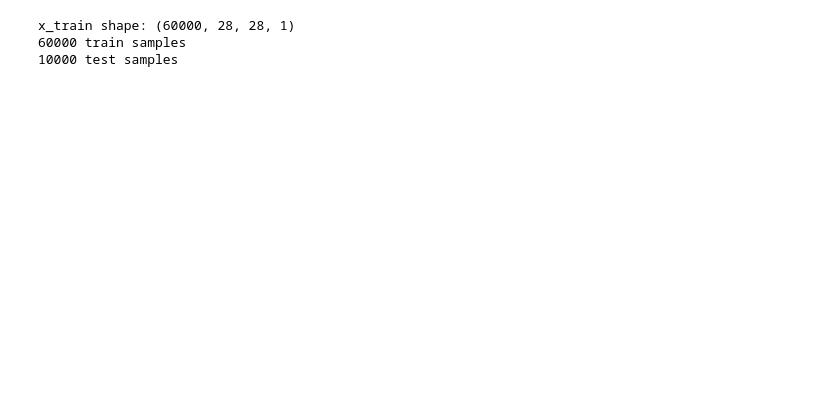
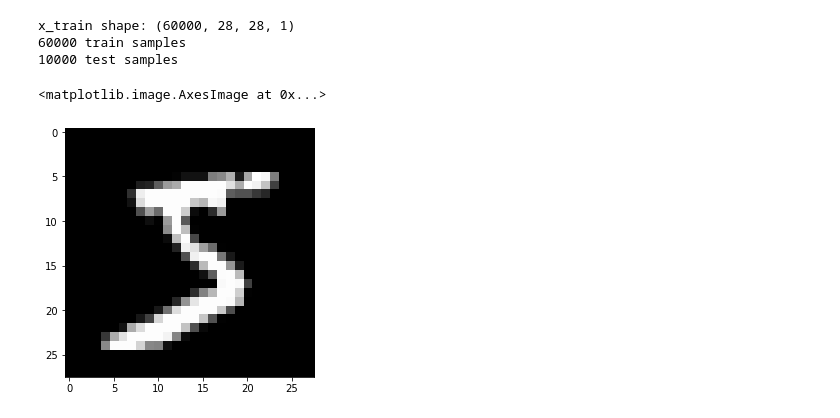
Before and after one commit to imraunav/MNIST-Dataset-classification, a Jupyter notebook: ExampleMNIST.ipynb, the cells around one changed output. Drawn from its saved outputs; the diff is of its cells as text; code cells hidden in the pictures; blank space fills up the shorter version.

```diff
--- a/ExampleMNIST.ipynb
+++ b/ExampleMNIST.ipynb
@@ -70,6 +27,12 @@ print(x_test.shape[0], "test samples")
 x_train shape: (60000, 28, 28, 1)
 60000 train samples
 10000 test samples
+# %%
+import skimage.io as io
+io.imshow(x_train[0])
+# %% [output]
+<matplotlib.image.AxesImage at 0x...>
+[figure, added]
 # %%
 # convert class vectors to binary class matrices
 y_train = keras.utils.to_categorical(y_train, num_classes)
```
Also changed, not shown: parts of 9 cells of this notebook.
